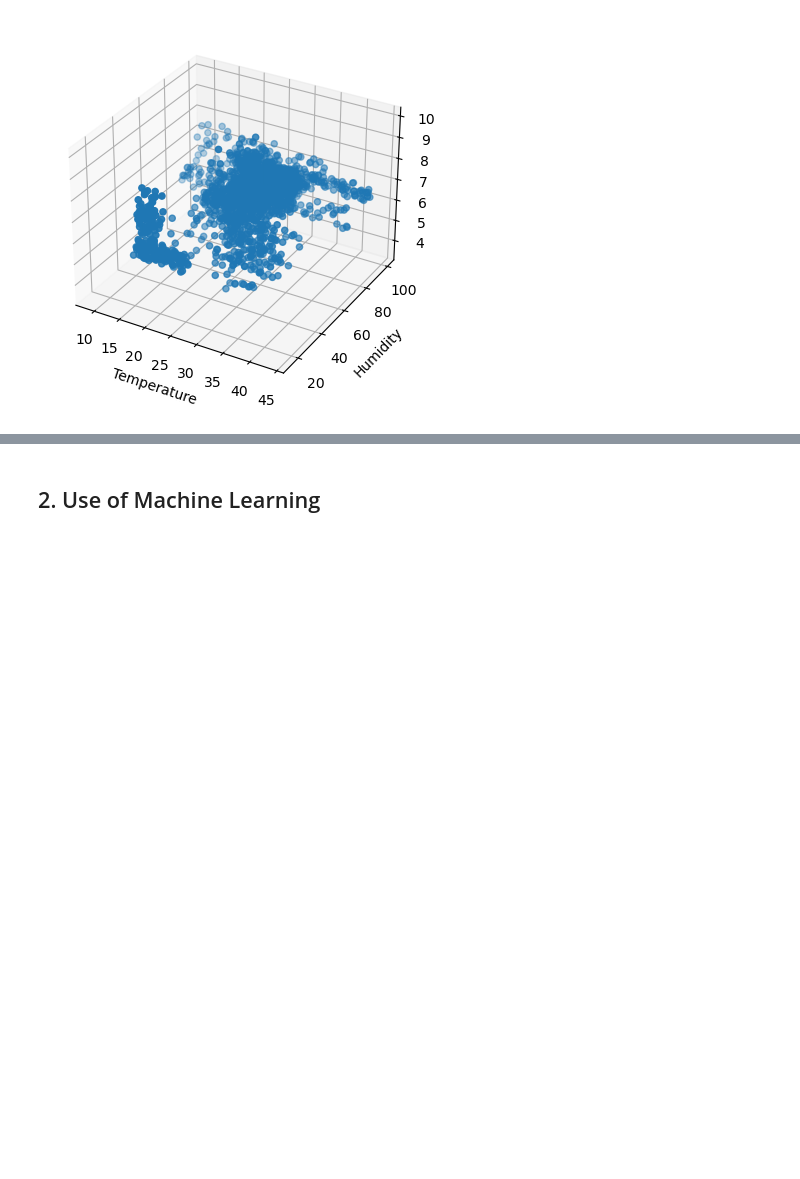
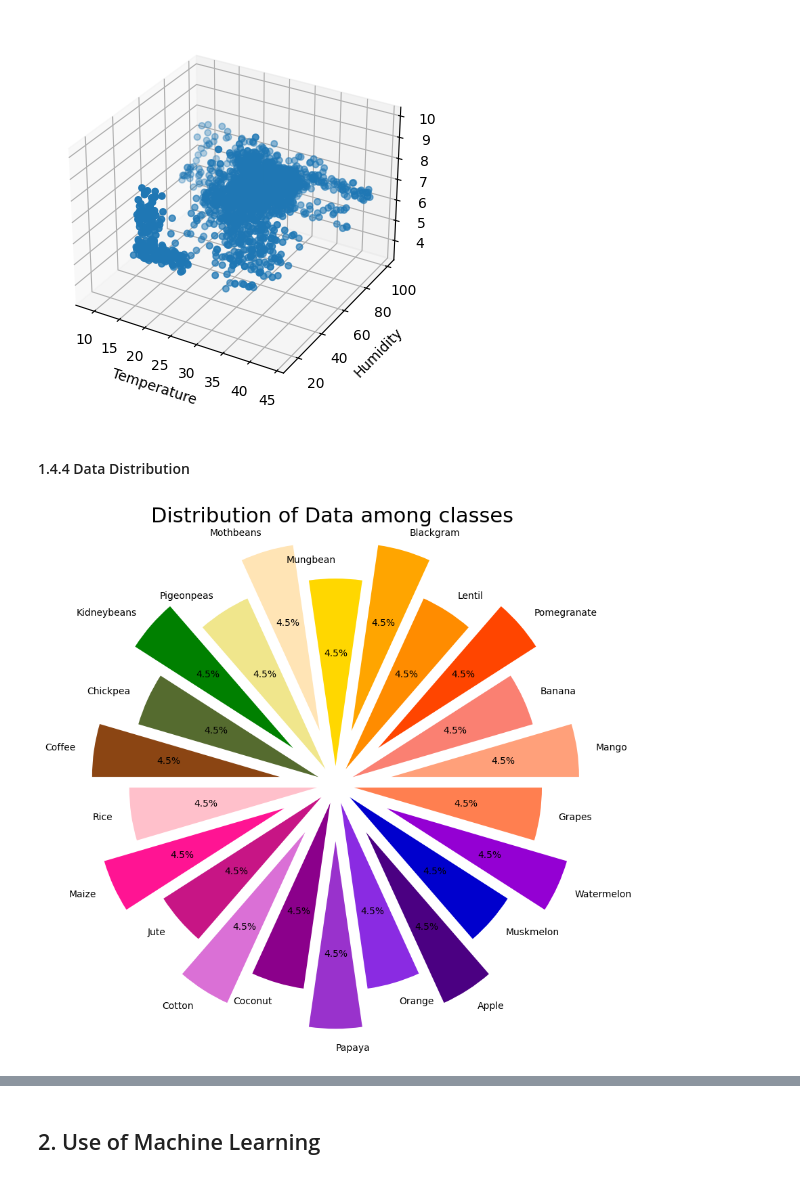
Before and after one commit to jm55/DLSU-Intelligent-Systems, a Jupyter notebook: Machine Learning/notebook-v2.ipynb, the cells around one changed output, grey strips where cells are left out. Saved outputs shown, nothing was run; the diff lists cells and outputs as text; code cells hidden in the pictures; blank space fills up the shorter version.

```diff
--- a/Machine Learning/notebook-v2.ipynb
+++ b/Machine Learning/notebook-v2.ipynb
@@ -246,3 +244,21 @@ thrp_graph_ax.set_zlabel('pH')
 plt.show()
 # %% [output]
 [figure]
+# %% [markdown]
+#### 1.4.4 Data Distribution
+# %%
+#Pie chart for data distribution
+df_for_graph = crops_df.label.value_counts().reset_index()
+df_for_graph['index'] = df_for_graph['index'].str.capitalize()
+#df_for_graph
+
+colors = ['#FFC0CB', '#FF1493', '#C71585', '#DA70D6', '#8B008B', '#9932CC', '#8A2BE2', '#4B0082', '#0000CD', '#9400D3',
+          '#FF7F50', '#FFA07A', '#FA8072', '#FF4500', '#FF8C00', '#FFA500', '#FFD700', '#FFE4B5', '#F0E68C', '#008000',
+          '#556B2F', '#8B4513']
+explode = (0.1, 0.3, 0.1, 0.3, 0.1, 0.3, 0.1, 0.3, 0.1, 0.3, 0.1, 0.3, 0.1, 0.3, 0.1, 0.3, 0.1, 0.3, 0.1, 0.3, 0.1, 0.3)
+ax = plt.figure(figsize=(10,9))
+plt.pie(df_for_graph['label'], labels=df_for_graph['index'], colors=colors, explode=explode, autopct='%1.1f%%', startangle=180)
+plt.title('Distribution of Data among classes \n', size=22)
+plt.show()
+# %% [output]
+[figure, added]
```
Also changed, not shown: parts of 17 cells of this notebook.
